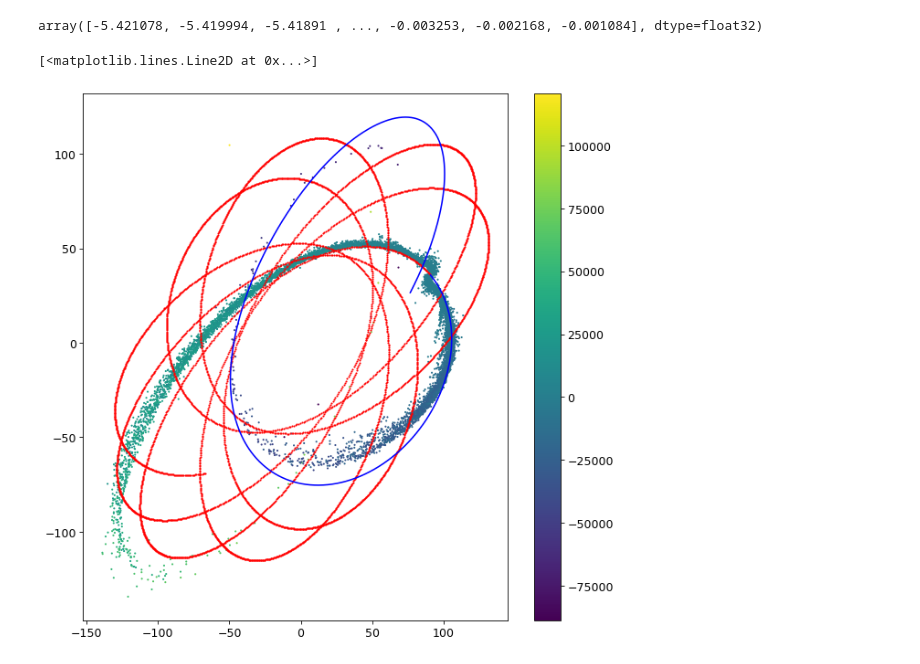
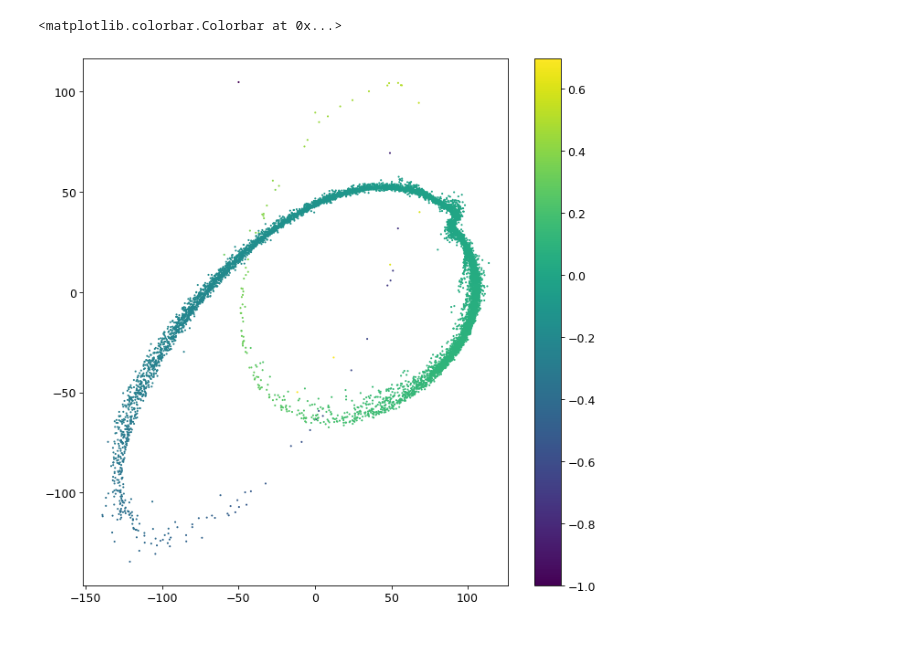
Before and after one commit to David-Chemaly/Stream_Modeling, a Jupyter notebook: get_ordering.ipynb, the cells around one changed output. Drawn from its saved outputs; the diff is of its cells as text; code cells hidden in the pictures.

```diff
--- a/get_ordering.ipynb
+++ b/get_ordering.ipynb
@@ -101,7 +101,8 @@ vz = 10**logv * v_dir[2]
 
 posvel_sat = np.array([pos_init_x, pos_init_y, pos_init_z, vx, vy, vz])
 
-stream, xyz_orbit, time_orbit = create_stream_particle_spray_with_progenitor(time_total, num_particles, pot_host, posvel_sat, 10**logm, rs, gala_modified=True)
+xyz_stream, gamma, xyz_orbit, time_orbit = create_stream_particle_spray_with_progenitor(time_total, num_particles, pot_host, posvel_sat, 10**logm, rs, pieces='both', gala_modified=True)
+x_stream, y_stream = xyz_stream[:, -1, 0], xyz_stream[:, -1, 1]
 
 
 _, futur_orbit_sat = agama.orbit(potential=pot_host, ic=posvel_sat, time=1, trajsize=len(time_orbit)+1)
@@ -118,3 +110,0 @@ array([-5.421078, -5.419994, -5.41891 , ..., -0.002169, -0.001084,  0.      ], d
-# %%
-time_stream = np.stack(stream[:, 0])
-xyz_stream = np.stack(stream[:, 1])[..., :3]
@@ -138,15 +110,0 @@ r_spline = CubicSpline(time_orbit, r_orbit)
-# %%
-r_prog_at_time = r_spline(time_stream)
-
-all_r_stream = np.linalg.norm(xyz_stream, axis=-1)
-
-arg_take = abs(time_stream) >= abs(time_orbit[-1])
-triangular_matrix = np.flipud(np.tri(len(time_orbit), len(time_orbit), k=0, dtype=int))
-repeated_triangular_matrix = np.repeat(triangular_matrix, 2, axis=0)
-gamma = np.sum((all_r_stream - r_prog_at_time) * repeated_triangular_matrix, axis=-1)
-gamma_2 = np.sum((all_r_stream - r_orbit) * repeated_triangular_matrix, axis=-1)
-
-r_orbit
-# gamma_min = np.min(gamma)
-# gamma_max = np.max(gamma)
-# # gamma = 2 * (gamma - gamma_min) / (gamma_max - gamma_min) - 1
@@ -169,16 +111,12 @@ array([[1, 1, 1, ..., 1, 1, 1],
-# %%
-time_orbit
-# %% [output]
-array([-5.421078, -5.419994, -5.41891 , ..., -0.003253, -0.002168, -0.001084], dtype=float32)
 # %%
 plt.figure(figsize=(10, 10))
 plt.scatter(xyz_stream[:, -1, 0], xyz_stream[:, -1, 1], s=1, c=gamma, cmap='viridis')
 plt.colorbar()
-plt.scatter(xyz_orbit[:, 0], xyz_orbit[:, 1], s=1, c='red')
-plt.plot(x_futur, y_futur, c='b')
+# plt.scatter(xyz_orbit[:, 0], xyz_orbit[:, 1], s=1, c='red')
+# plt.plot(x_futur, y_futur, c='b')
 # %% [output]
-[<matplotlib.lines.Line2D at 0x...>]
+<matplotlib.colorbar.Colorbar at 0x...>
-[figure, old version]
+[figure, new version]
 # %%
 # Define the number of bins
 num_bins = 30
```
Also changed, not shown: parts of 15 cells of this notebook, 15 other files.
